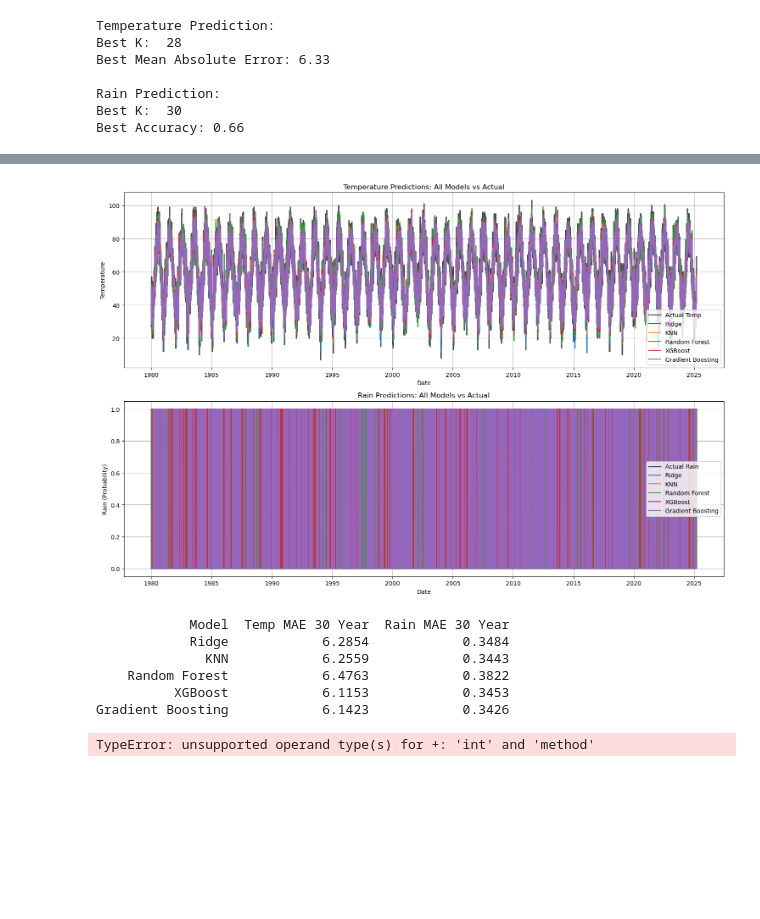
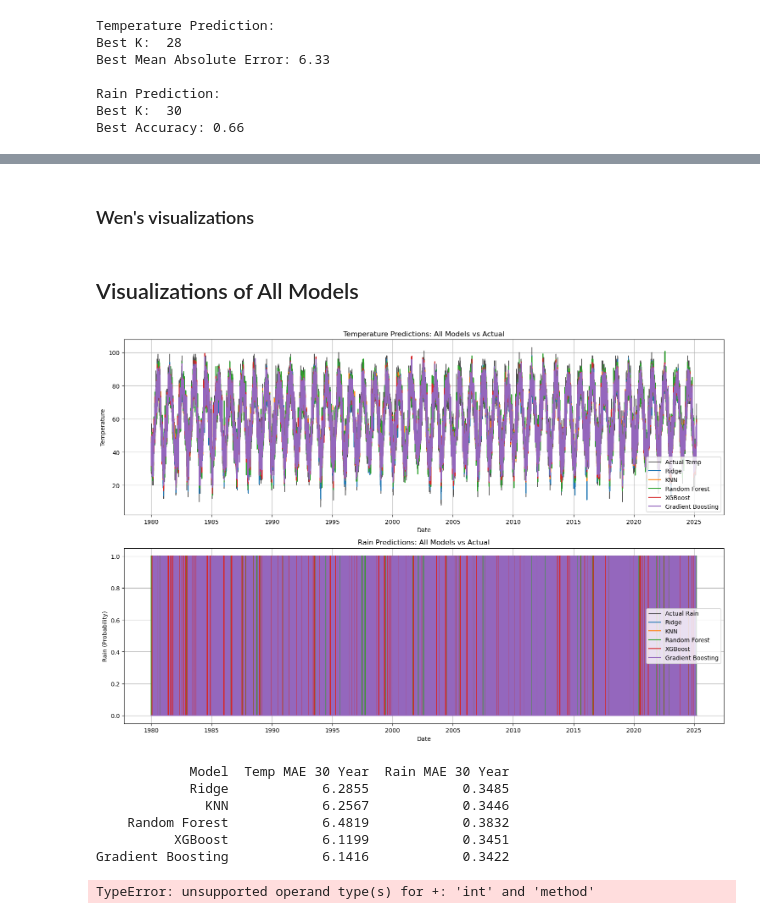
Before and after one commit to jebrinton/cs506finalproject, a Jupyter notebook: bhim_and_wen_combined.ipynb, the cells around one changed output, grey strips where cells are left out. Drawn from its saved outputs; the diff is of its cells as text; code cells hidden in the pictures; blank space fills up the shorter version.

```diff
--- a/bhim_and_wen_combined.ipynb
+++ b/bhim_and_wen_combined.ipynb
@@ -115,7 +109,7 @@ MAE if predicting tomorrow's max with today's max:  0.0016367423866679894
 from sklearn.base import clone
 
 # In this example the model starts predicting after it 10 years, (training on 10 years and predicting the next years till 2025 in 30 day intervals to account for seasons and such)
-def backtest(weather, model_temp, model_rain, predictors, start=3650, step=30):
+def backtest(weather, model_temp, model_rain, predictors, start=3650, step=180):
     all_predictions_temp = []
     all_predictions_rain = []
 
@@ -418,3 +341,5 @@ plot_predictions(temp_gbr, rain_gbr, "Gradient Boosting")
+# %% [markdown]
+### Wen's visualizations
 # %%
 # import matplotlib.pyplot as plt
 
@@ -477,6 +402,8 @@ plot_predictions(temp_gbr, rain_gbr, "Gradient Boosting")
 # plt.legend()
 # plt.grid(True)
 # plt.show()
+# %% [markdown]
+## Visualizations of All Models
 # %%
 import matplotlib.pyplot as plt
 
@@ -484,38 +411,38 @@ import matplotlib.pyplot as plt
 fig, (ax1, ax2) = plt.subplots(2, 1, figsize=(15, 10))  # 2 rows, 1 column
 
 # Plotting Temperature Predictions
-ax1.plot(temp_ridge.index, temp_ridge["actual_temp"], label="Actual Temp", color="black", linewidth=2, alpha=0.7)
+ax1.plot(temp_ridge.index, temp_ridge["actual_temp"], label="Actual Temp", color="black", linewidth=1, alpha=0.7)
 ax1.plot(temp_ridge.index, temp_ridge["predicted_temp"], label="Ridge")
 ax1.plot(temp_knn.index, temp_knn["predicted_temp"], label="KNN")
 ax1.plot(temp_rf.index, temp_rf["predicted_temp"], label="Random Forest")
 ax1.plot(temp_xgb.index, temp_xgb["predicted_temp"], label="XGBoost")
 ax1.plot(temp_gbr.index, temp_gbr["predicted_temp"], label="Gradient Boosting")
 
 ax1.set_title("Temperature Predictions: All Models vs Actual")
 ax1.set_xlabel("Date")
 ax1.set_ylabel("Temperature")
 ax1.legend()
 ax1.grid(True)
 
 # Plotting Rain Predictions
-ax2.plot(rain_logistic.index, rain_logistic["actual_rain"], label="Actual Rain", color="black", linewidth=2, alpha=0.7)
+ax2.plot(rain_logistic.index, rain_logistic["actual_rain"], label="Actual Rain", color="black", linewidth=1, alpha=0.7)
 ax2.plot(rain_logistic.index, rain_logistic["predicted_rain"], label="Ridge")
 ax2.plot(rain_knn.index, rain_knn["predicted_rain"], label="KNN")
 ax2.plot(rain_rf.index, rain_rf["predicted_rain"], label="Random Forest")
 ax2.plot(rain_xgb.index, rain_xgb["predicted_rain"], label="XGBoost")
 ax2.plot(rain_gbr.index, rain_gbr["predicted_rain"], label="Gradient Boosting")
 
 ax2.set_title("Rain Predictions: All Models vs Actual")
 ax2.set_xlabel("Date")
 ax2.set_ylabel("Rain (Probability)")
 ax2.legend()
 ax2.grid(True)
 
 # Show the plot
 plt.tight_layout()
 plt.show()
 # %% [output]
-[figure, old version]
+[figure, new version]
 # %%
 # Attempting to improve accuracy (reduce average difference in temperature) by increasing the amount of data we train on from 10 years to 30 years:
 
@@ -526,7 +453,6 @@ temp_xgb30, rain_xgb30 = backtest(dataset, xgb_model_temp, xgb_model_rain, predi
 temp_gbr30, rain_gbr30 = backtest(dataset, gbr_model_temp, gbr_model_rain, predictors, start=(365*30))
 # %%
 # Measuring how accurate our model is for 30 year predictions using mean absolute error:
-
 import pandas as pd
 
 # tmrw_temp
@@ -565,11 +491,11 @@ df_mae = pd.DataFrame(mae_results)
 print(df_mae.to_string(index=False))
 # %% [output]
             Model  Temp MAE 30 Year  Rain MAE 30 Year
-            Ridge            6.2854            0.3484
-              KNN            6.2559            0.3443
-    Random Forest            6.4763            0.3822
-          XGBoost            6.1153            0.3453
-Gradient Boosting            6.1423            0.3426
+            Ridge            6.2855            0.3485
+              KNN            6.2567            0.3446
+    Random Forest            6.4819            0.3832
+          XGBoost            6.1199            0.3451
+Gradient Boosting            6.1416            0.3422
 # %%
 import matplotlib.pyplot as plt
 import numpy as np
```
Also changed, not shown: parts of 10 cells of this notebook.
